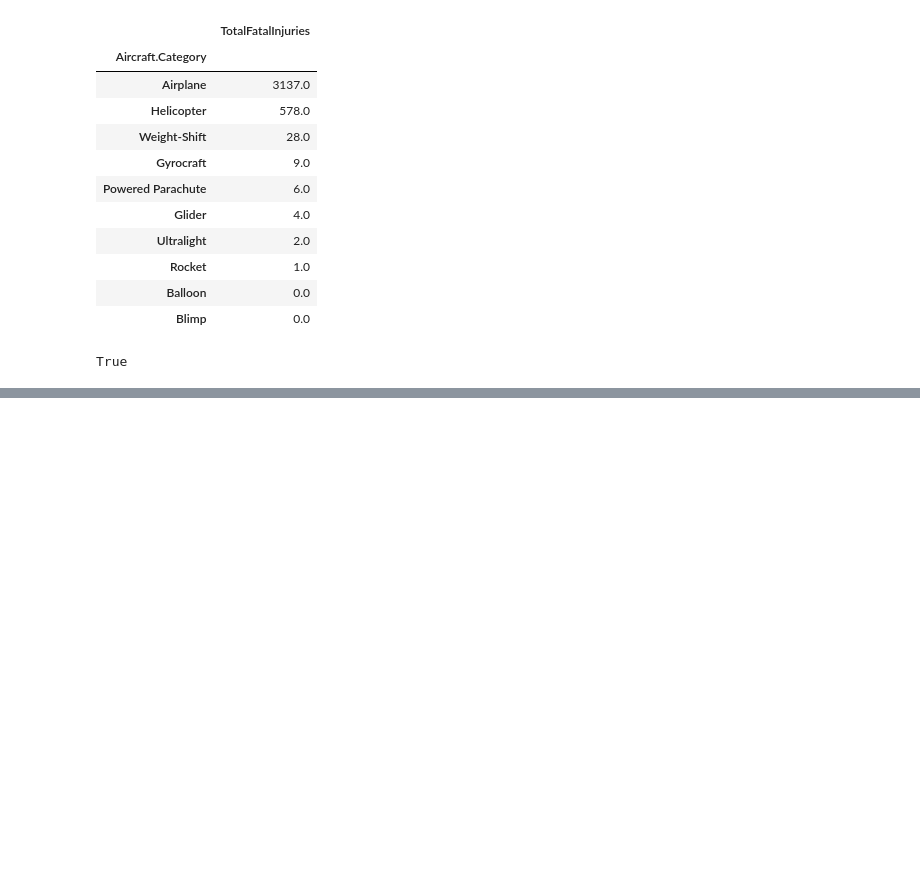
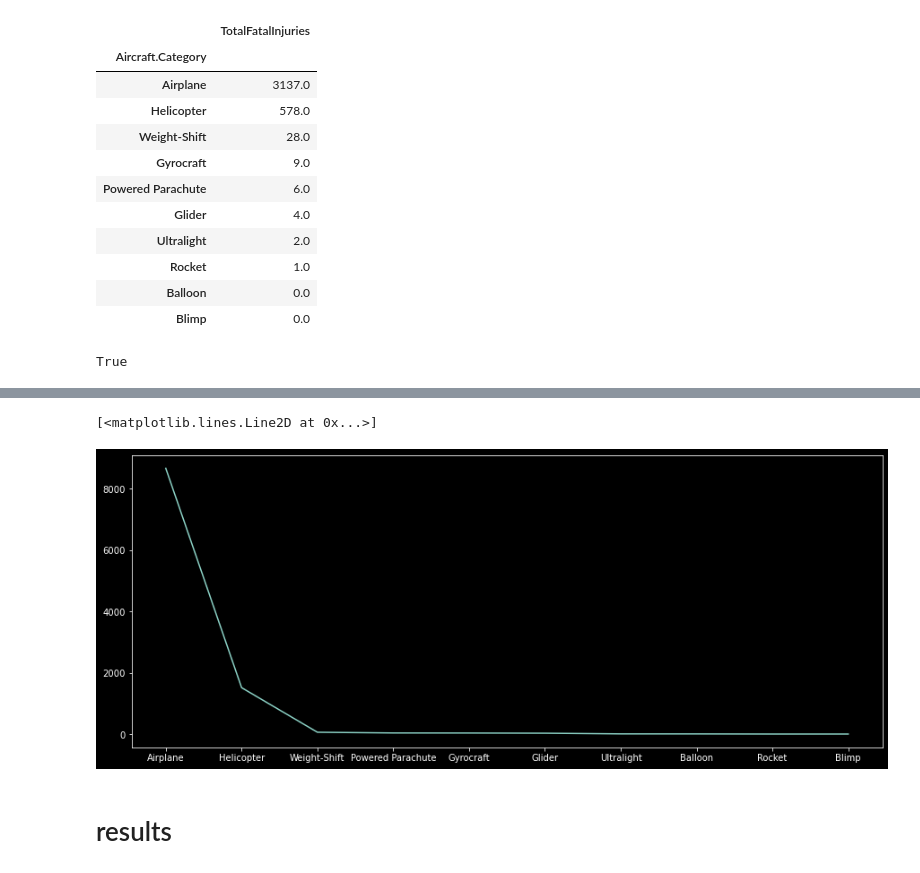
Before and after one commit to Berothely/git_practice, a Jupyter notebook: MinRisk.ipynb, the cells around one changed output, grey strips where cells are left out. Cells and saved outputs as stored; diff of their text form; code cells hidden in the pictures; blank space fills up the shorter version.

```diff
--- a/MinRisk.ipynb
+++ b/MinRisk.ipynb
@@ -173,0 +243,8 @@ True
+# %%
+fig, axs = plt.subplots(figsize = (15,6))
+axs.plot(df["Aircraft.Category"].value_counts())  # Thid graph shows the number of accidents by Aircraft trend
+# %% [output]
+[<matplotlib.lines.Line2D at 0x...>]
+[figure, added]
+# %% [markdown]
+# results
```
Also changed, not shown: parts of 21 cells of this notebook.
